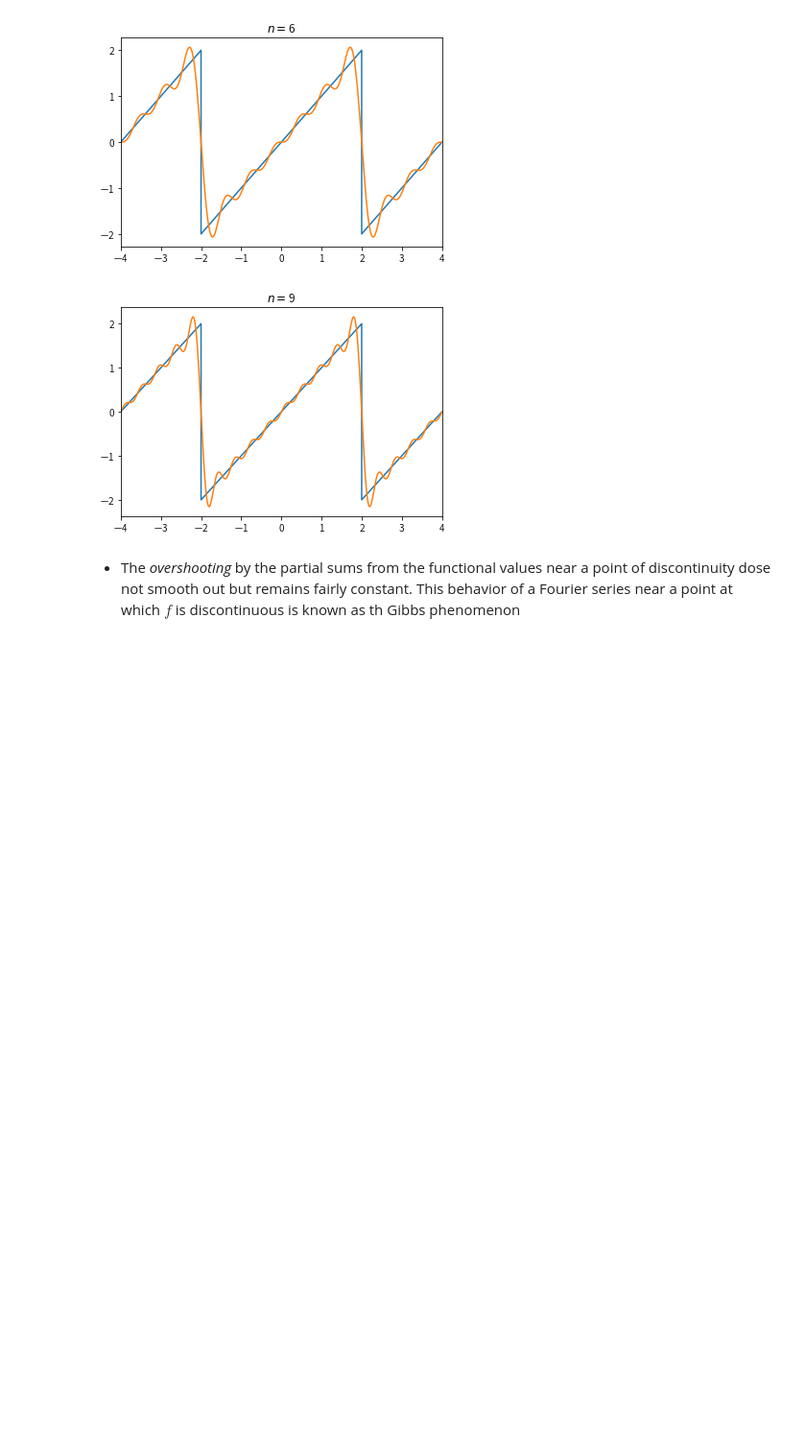
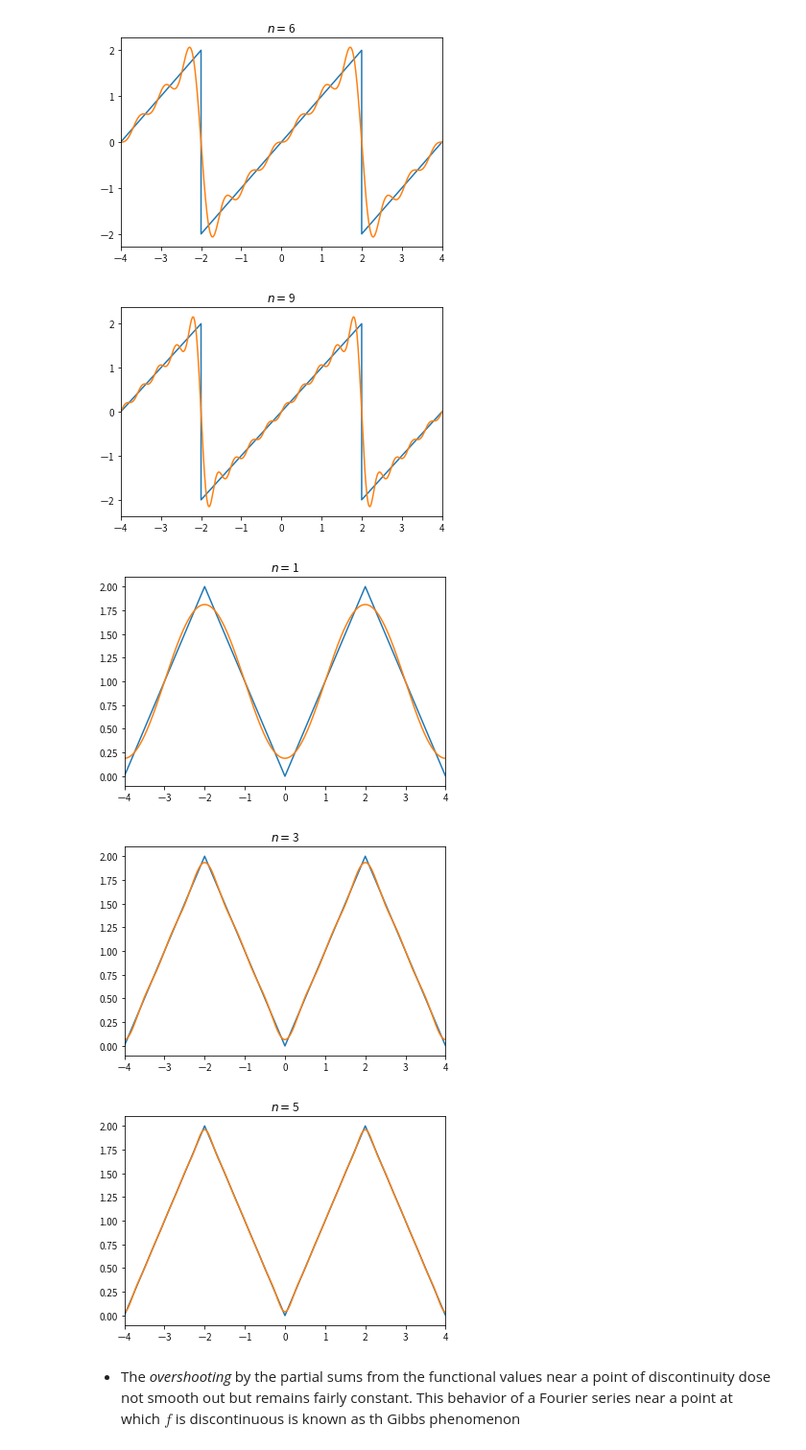
Before and after one commit to SeoulTechPSE/EngMath, a Jupyter notebook: ch12.ipynb, the cells around one changed output. Shown at 96% size. Cells and saved outputs as stored; diff of their text form; code cells hidden in the pictures; blank space fills up the shorter version.

```diff
--- a/ch12.ipynb
+++ b/ch12.ipynb
@@ -197,13 +201,13 @@ for i in (1, 3, 6, 9):
 # %%
-def c(m, x):
+def b(m, x):
 
   return 4.0 /np.pi *(-1)**(m +1)/m *np.sin(m *np.pi /2 *x)
 
-def lamp(n, x):
+def lamp_sin(n, x):
 
   y = np.zeros(x.shape)
   for k in range(1, n +1):
-      y = y +c(k, x)
+      y = y +b(k, x)
 
   return y
 
@@ -213,7 +217,7 @@ y_t = [ 0, 2,-2, 2,-2, 0]
 x = np.linspace(-4, 4, 1000)
 for i in (1, 3, 6, 9):
   plt.plot(x_t, y_t)
-  plt.plot(x, lamp(i, x))
+  plt.plot(x, lamp_sin(i, x))
   plt.xlim(-4, 4)
   plt.title(f"$n=${i}")
   plt.show()
@@ -222,6 +226,33 @@ for i in (1, 3, 6, 9):
 [figure]
 [figure]
 [figure]
+# %%
+def a(m, x):
+
+  return -8.0 /(np.pi *(2*m -1))**2.0 *np.cos((2*m -1) *np.pi /2 *x)
+
+def lamp_cos(m, x):
+
+  y = np.ones(x.shape)
+  for k in range(1, m +1):
+      y = y +a(k, x)
+
+  return y
+
+x_t = [-4,-2, 0, 2, 4]
+y_t = [ 0, 2, 0, 2, 0]
+
+x = np.linspace(-4, 4, 1000)
+for i in range(1, 6, 2):
+  plt.plot(x_t, y_t)
+  plt.plot(x, lamp_cos(i, x)) ,
+  plt.xlim(-4, 4)
+  plt.title(f"$n=${i}")
+  plt.show()
+# %% [output]
+[figure, added]
+[figure, added]
+[figure, added]
 # %% [markdown]
 * The *overshooting* by the partial sums from the functional values near a point of discontinuity dose not smooth out but remains fairly constant. This behavior of a Fourier series near a point at which $f$ is discontinuous is known as th Gibbs phenomenon
 # %% [markdown]
```
Also changed, not shown: parts of 2 cells of this notebook.
